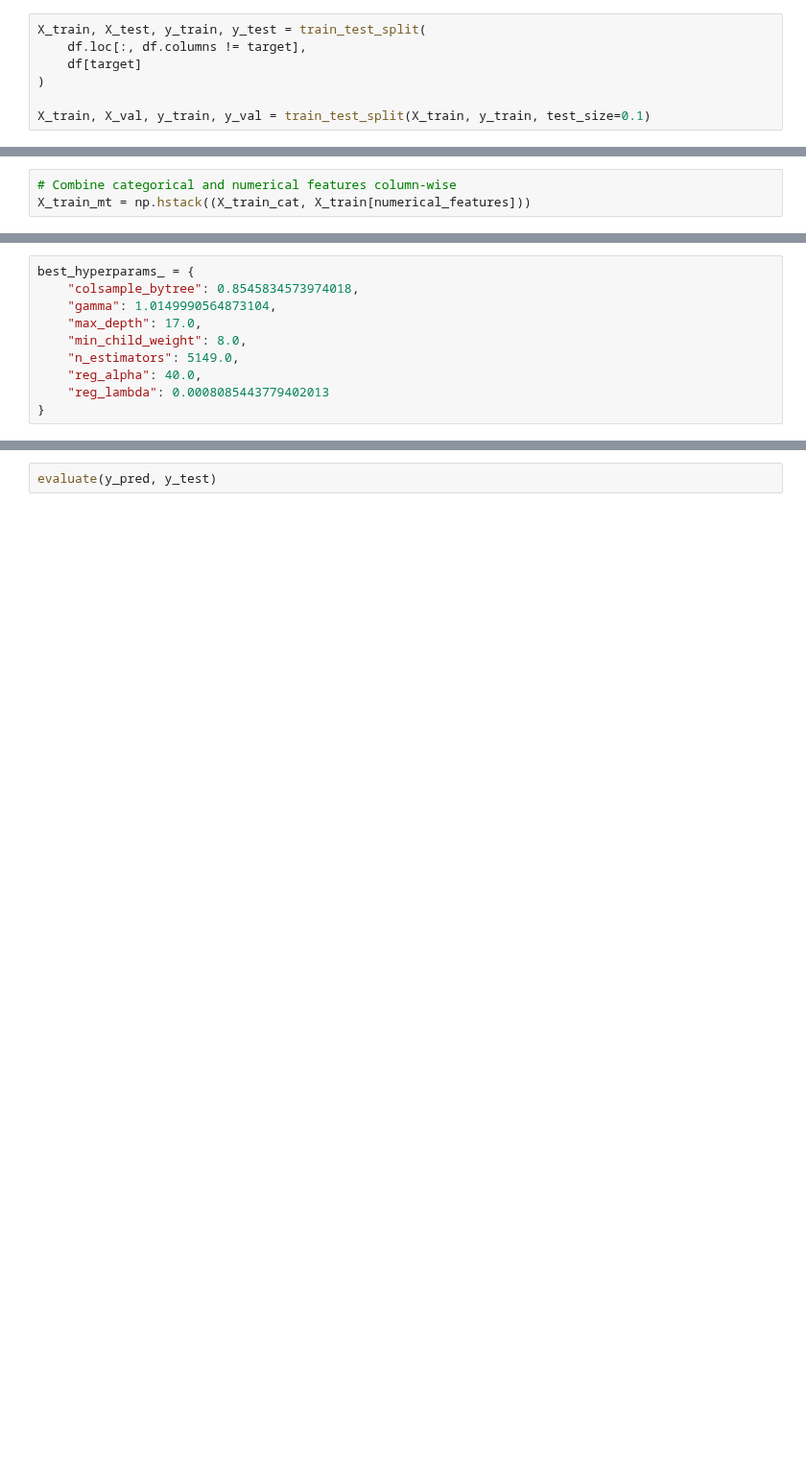
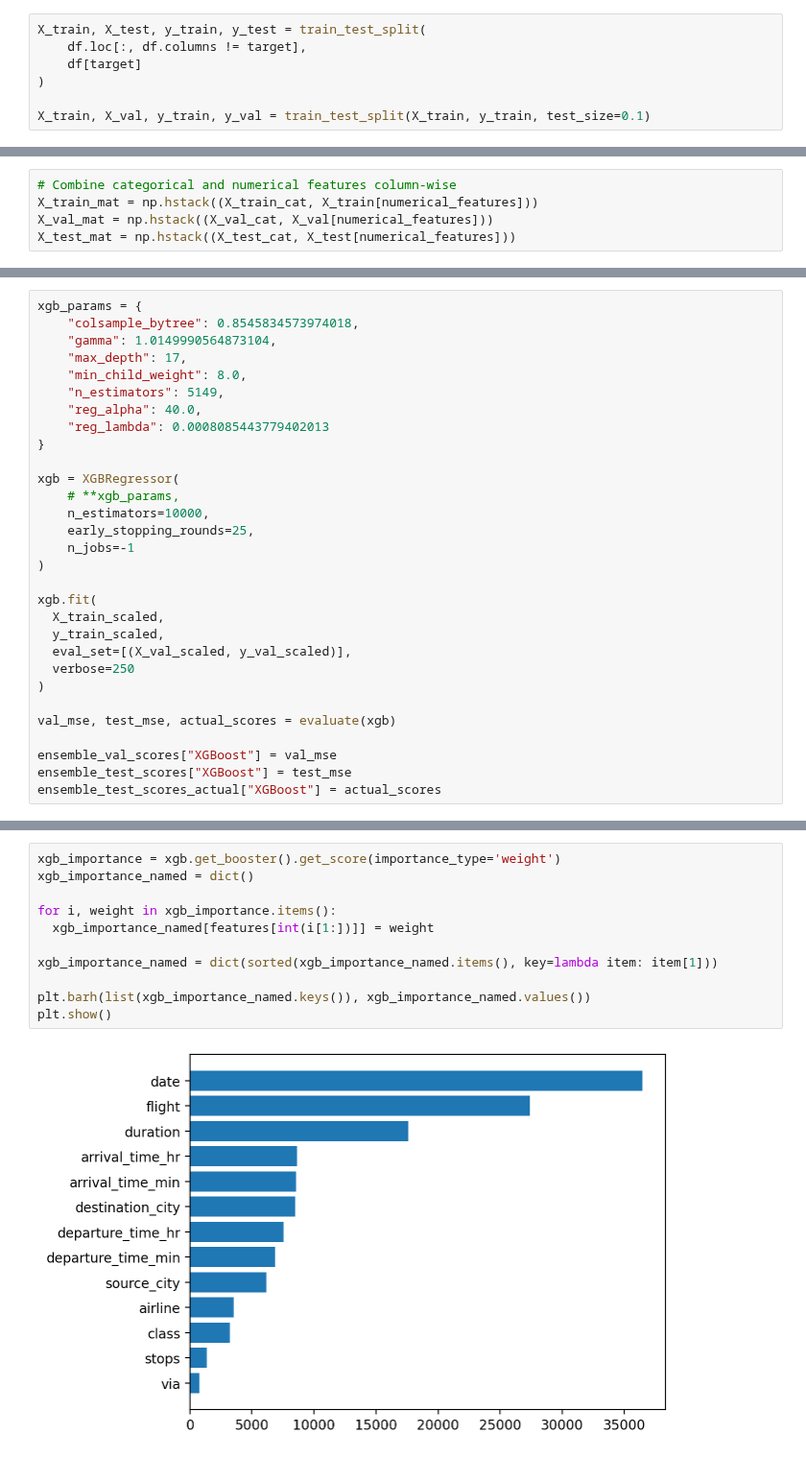
Before and after one commit to yjoer/flight-price-prediction, a Jupyter notebook: notebook.ipynb, the cells around one changed output, grey strips where cells are left out. Shown at 96% size. Saved outputs shown, nothing was run; the diff lists cells and outputs as text; blank space fills up the shorter version.

```diff
--- a/notebook.ipynb
+++ b/notebook.ipynb
@@ -270,5 +296,7 @@ X_train_cat = oe.fit_transform(X_train[categorical_features])
 # %%
 # Combine categorical and numerical features column-wise
-X_train_mt = np.hstack((X_train_cat, X_train[numerical_features]))
+X_train_mat = np.hstack((X_train_cat, X_train[numerical_features]))
+X_val_mat = np.hstack((X_val_cat, X_val[numerical_features]))
+X_test_mat = np.hstack((X_test_cat, X_test[numerical_features]))
 # %%
 mm = MinMaxScaler()
@@ -397,10 +454,30 @@ best_hyperparams = fmin(
 # %%
-best_hyperparams_ = {
+xgb_params = {
     "colsample_bytree": 0.8545834573974018,
     "gamma": 1.0149990564873104,
-    "max_depth": 17.0,
+    "max_depth": 17,
     "min_child_weight": 8.0,
-    "n_estimators": 5149.0,
+    "n_estimators": 5149,
     "reg_alpha": 40.0,
     "reg_lambda": 0.0008085443779402013
 }
+
+xgb = XGBRegressor(
+    # **xgb_params,
+    n_estimators=10000,
+    early_stopping_rounds=25,
+    n_jobs=-1
+)
+
+xgb.fit(
+  X_train_scaled,
+  y_train_scaled,
+  eval_set=[(X_val_scaled, y_val_scaled)],
+  verbose=250
+)
+
+val_mse, test_mse, actual_scores = evaluate(xgb)
+
+ensemble_val_scores["XGBoost"] = val_mse
+ensemble_test_scores["XGBoost"] = test_mse
+ensemble_test_scores_actual["XGBoost"] = actual_scores
@@ -424,2 +496,13 @@ y_pred = np.expm1(model.predict(X_test_scaled))
 # %%
-evaluate(y_pred, y_test)
+xgb_importance = xgb.get_booster().get_score(importance_type='weight')
+xgb_importance_named = dict()
+
+for i, weight in xgb_importance.items():
+  xgb_importance_named[features[int(i[1:])]] = weight
+
+xgb_importance_named = dict(sorted(xgb_importance_named.items(), key=lambda item: item[1]))
+
+plt.barh(list(xgb_importance_named.keys()), xgb_importance_named.values())
+plt.show()
+# %% [output]
+[figure, added]
```
Also changed, not shown: parts of 70 cells of this notebook, 7 other files.
